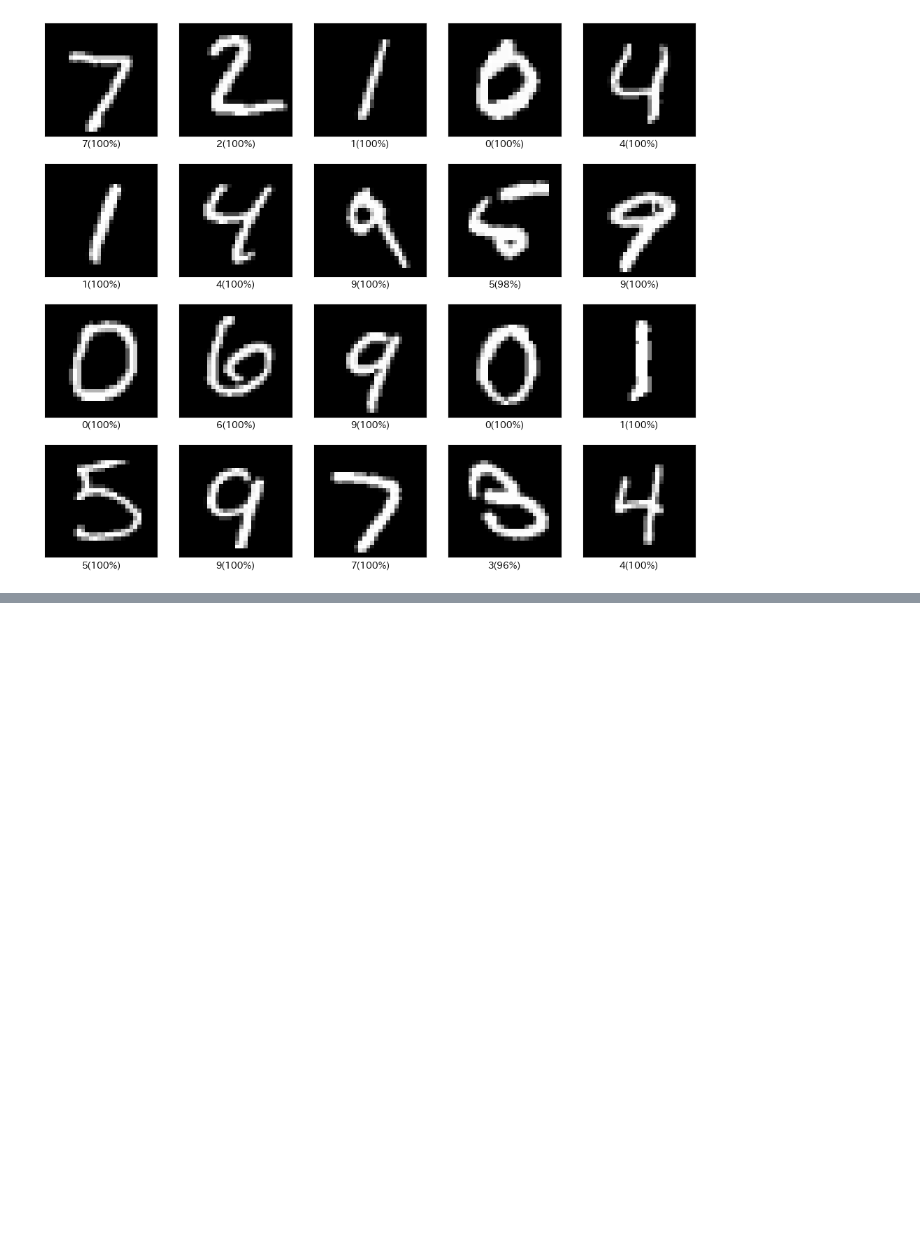
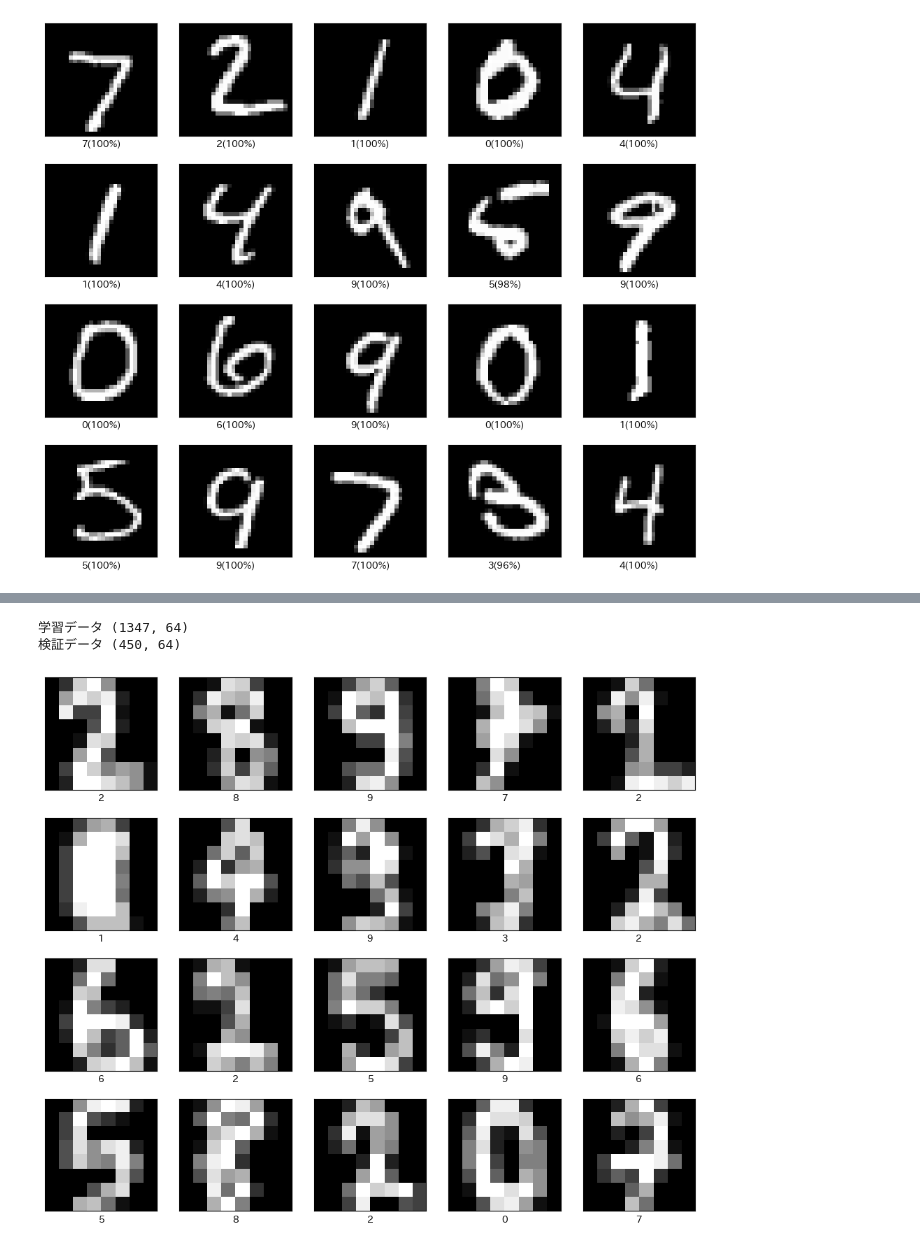
Before and after one commit to naorex/Python3rdGrade_Deep_Learning_Beginner, a Jupyter notebook: Chapter04_NNで学習.ipynb, the cells around one changed output, grey strips where cells are left out. Cells and saved outputs as stored; diff of their text form; code cells hidden in the pictures; blank space fills up the shorter version.

```diff
--- a/Chapter04_NNで学習.ipynb
+++ b/Chapter04_NNで学習.ipynb
@@ -409,0 +437,28 @@ plt.show()
+# %%
+import sklearn.datasets
+from sklearn.model_selection import train_test_split
+digits = sklearn.datasets.load_digits()
+X = digits.data
+y = digits.target
+X_train, X_test, y_train, y_test = train_test_split(X, y, random_state=0)
+X_train, X_test = X_train / 255.0, X_test / 255.0
+print("学習データ", X_train.shape)
+print("検証データ", X_test.shape)
+# %% [output]
+学習データ (1347, 64)
+検証データ (450, 64)
+# %%
+# 画像データを表示
+def disp_data(xdata, ydata):
+    plt.figure(figsize=(12,10))
+    for i in range(20):
+        plt.subplot(4,5,i+1)
+        plt.xticks([])
+        plt.yticks([])
+        plt.imshow(xdata[i].reshape(8,8), cmap="gray")
+        plt.xlabel(ydata[i])
+    plt.show()
+
+disp_data(X_train, y_train)
+# %% [output]
+[figure, added]
```
Also changed, not shown: parts of 9 cells of this notebook.
